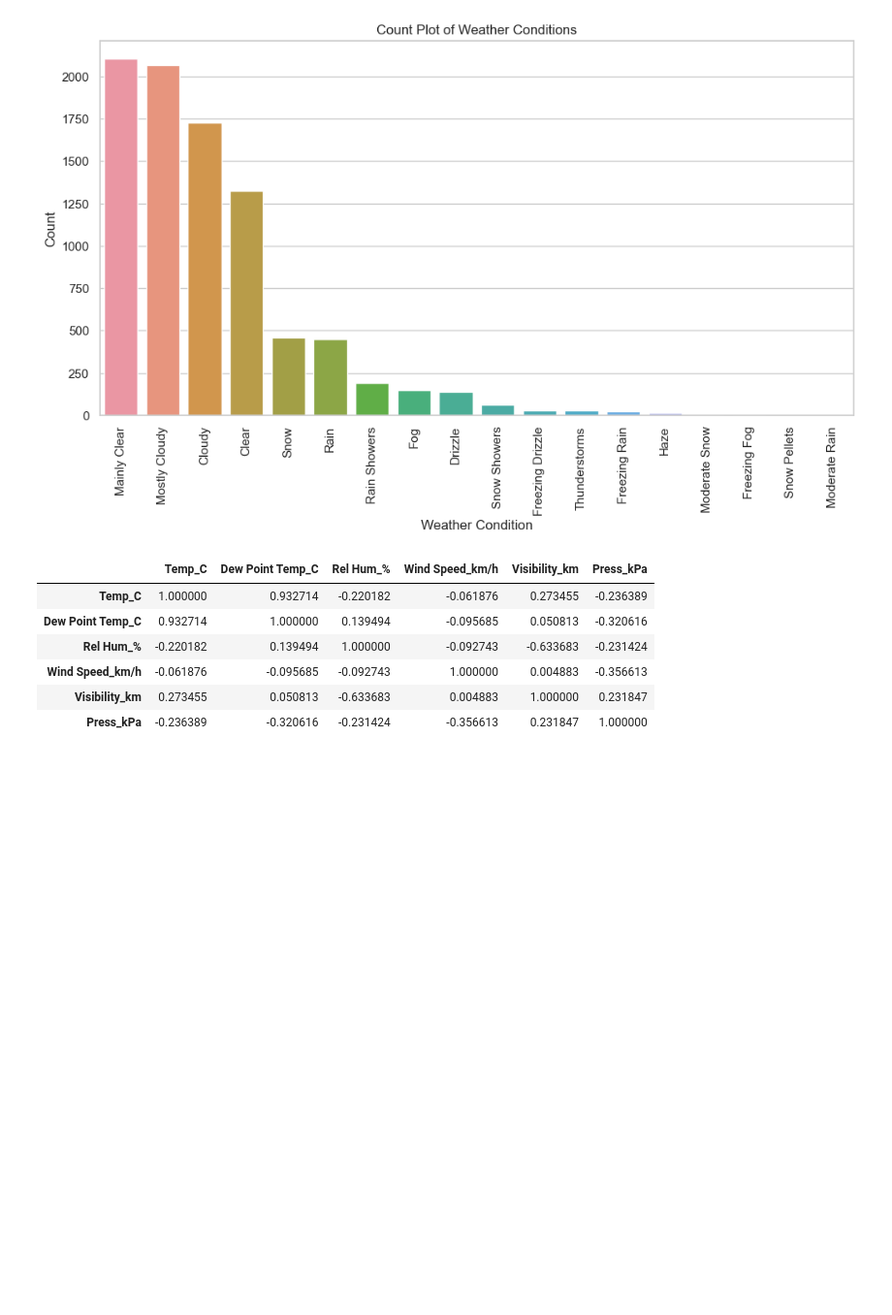
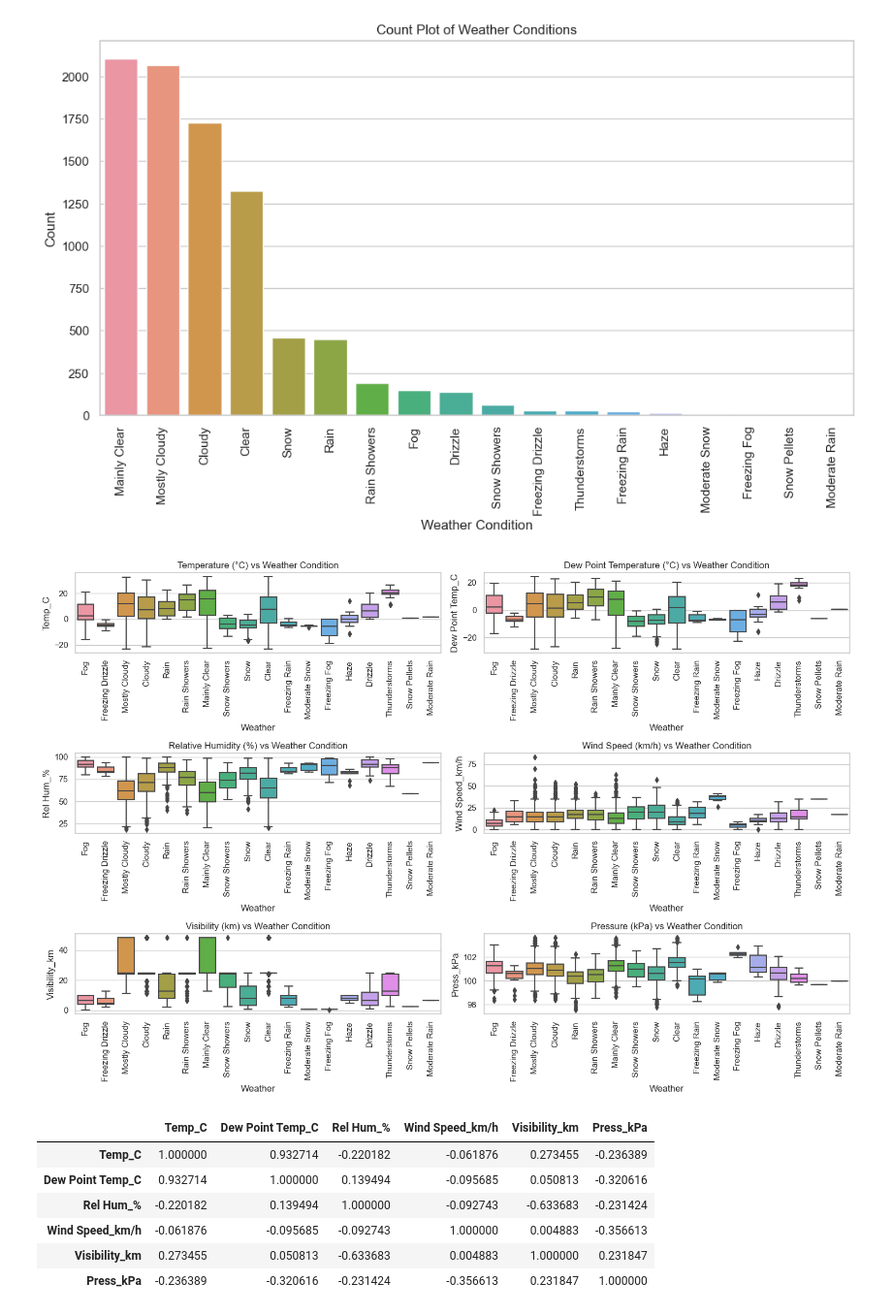
Before and after one commit to EstherMamai/Data-Science-Practice, a Jupyter notebook: eda/eda.ipynb, the cells around one changed output. Shown at 97% size. Drawn from its saved outputs; the diff is of its cells as text; code cells hidden in the pictures; blank space fills up the shorter version.

```diff
--- a/eda/eda.ipynb
+++ b/eda/eda.ipynb
@@ -240,4 +261,54 @@ plt.ylabel('Count')
 plt.show()
 # %% [output]
 [figure]
+# %%
+import seaborn as sns
+import matplotlib.pyplot as plt
+
+# Setting the plot size
+plt.figure(figsize=(15, 10))
+
+# Box Plot: Temperature vs Weather Condition
+plt.subplot(3, 2, 1)
+sns.boxplot(x='Weather', y='Temp_C', data=data)
+plt.title('Temperature (°C) vs Weather Condition')
+plt.xticks(rotation=90)
+
+# Box Plot: Dew Point Temperature vs Weather Condition
+plt.subplot(3, 2, 2)
+sns.boxplot(x='Weather', y='Dew Point Temp_C', data=data)
+plt.title('Dew Point Temperature (°C) vs Weather Condition')
+plt.xticks(rotation=90)
+
+# Box Plot: Relative Humidity vs Weather Condition
+plt.subplot(3, 2, 3)
+sns.boxplot(x='Weather', y='Rel Hum_%', data=data)
+plt.title('Relative Humidity (%) vs Weather Condition')
+plt.xticks(rotation=90)
+
+# Box Plot: Wind Speed vs Weather Condition
+plt.subplot(3, 2, 4)
+sns.boxplot(x='Weather', y='Wind Speed_km/h', data=data)
+plt.title('Wind Speed (km/h) vs Weather Condition')
+plt.xticks(rotation=90)
+
+# Box Plot: Visibility vs Weather Condition
+plt.subplot(3, 2, 5)
+sns.boxplot(x='Weather', y='Visibility_km', data=data)
+plt.title('Visibility (km) vs Weather Condition')
+plt.xticks(rotation=90)
+
+# Box Plot: Pressure vs Weather Condition
+plt.subplot(3, 2, 6)
+sns.boxplot(x='Weather', y='Press_kPa', data=data)
+plt.title('Pressure (kPa) vs Weather Condition')
+plt.xticks(rotation=90)
+
+# Adjust layout to prevent overlap
+plt.tight_layout()
+
+# Show the plots
+plt.show()
+# %% [output]
+[figure, added]
 # %%
```
Also changed, not shown: parts of 9 cells of this notebook.
